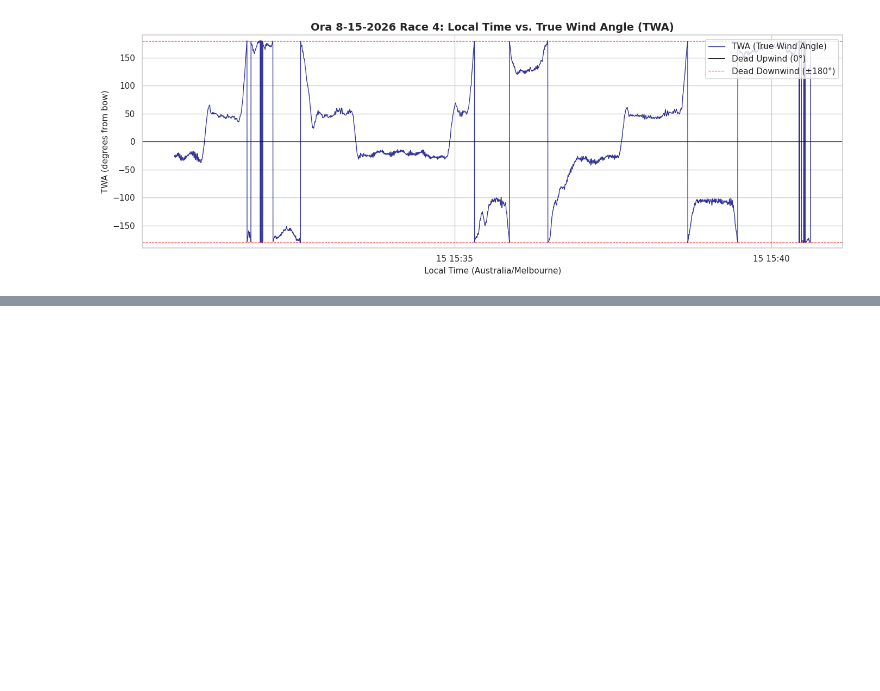
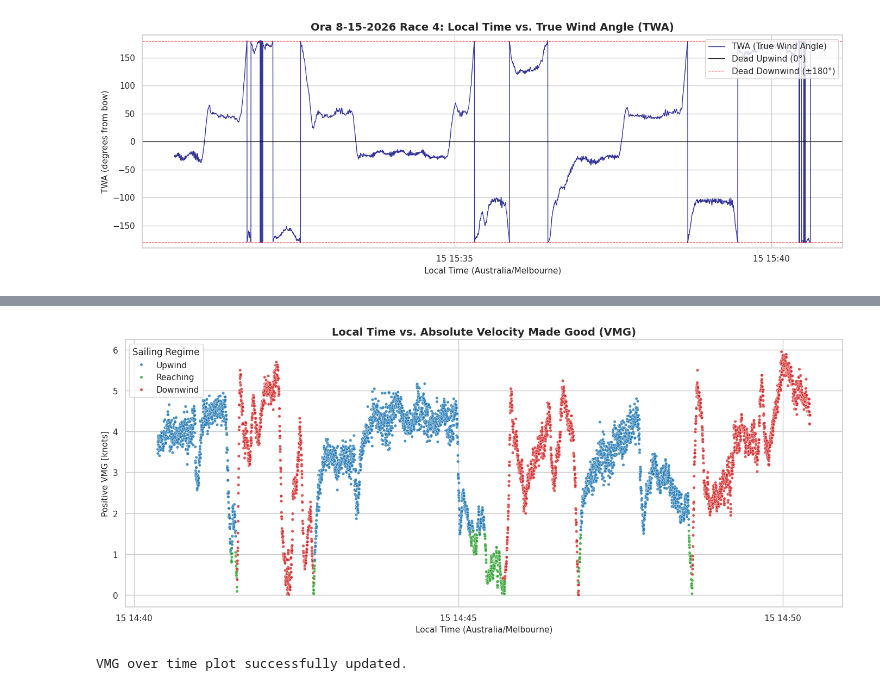
Before and after one commit to nedw0003/MMA3001_Sailing_Performance_Analysis, a Jupyter notebook: MMA3001_Sailing_Performance_Analysis.ipynb, the cells around one changed output, grey strips where cells are left out. Drawn from its saved outputs; the diff is of its cells as text; code cells hidden in the pictures; blank space fills up the shorter version.

```diff
--- a/MMA3001_Sailing_Performance_Analysis.ipynb
+++ b/MMA3001_Sailing_Performance_Analysis.ipynb
@@ -494,0 +728,59 @@ Plotting True Wind Angle (TWA) over time using a True Wind Direction of 215°.
+# %%
+import matplotlib.pyplot as plt
+import seaborn as sns
+import numpy as np
+
+# Ensure we have df_filtered and the calculated variables
+if 'df_filtered' not in globals():
+    print("Error: 'df_filtered' is not defined. Please run previous cells first.")
+else:
+    # Establish positive VMG representing progress towards target (upwind or downwind)
+    # |VMG| = SOG * |cos(TWA)|
+    df_filtered['positive_vmg_kts'] = np.abs(df_filtered['vmg_tw_kts'])
+
+    # Categorize based on heading relative to TWD:
+    # Toward TWD (|TWA| < 90) -> Upwind
+    # Away from TWD (|TWA| >= 90) -> Downwind
+    # We also keep 'Reaching' for points where we are transitionally sailing sideways (e.g. 70-110, but the prompt simplifies to toward vs away)
+    # To fulfill the exact request: "if heading towards twd it is trying to go upwind, if away it is trying to go downwind"
+    df_filtered['target_direction_category'] = np.where(
+        np.abs(df_filtered['optimized_twa_deg']) < 90,
+        'Upwind',
+        'Downwind'
+    )
+
+    # If we want to preserve 'Reaching' categories from our previous logic as well:
+    # Let's align with the existing 'wind_direction_category' which labels Upwind, Downwind, and Reaching
+    # but ensure our positive VMG is accurately represented.
+
+    # Set styling
+    sns.set_theme(style="whitegrid")
+
+    plt.figure(figsize=(14, 6))
+
+    # Scatter plot of Local Time vs Positive VMG, colored by Sailing Category
+    # Use the same color coding mapping
+    palette_colors = {'Upwind': '#1f77b4', 'Downwind': '#d62728', 'Reaching': '#2ca02c'}
+
+    sns.scatterplot(
+        data=df_filtered,
+        x='timestamp_local',
+        y='positive_vmg_kts',
+        hue='wind_direction_category',
+        palette=palette_colors,
+        alpha=0.8,
+        s=15
+    )
+
+    plt.title('Local Time vs. Absolute Velocity Made Good (VMG)', fontsize=14, fontweight='bold')
+    plt.xlabel('Local Time (Australia/Melbourne)', fontsize=11)
+    plt.ylabel('Positive VMG [knots]', fontsize=11)
+    plt.grid(True)
+    plt.legend(title='Sailing Regime')
+    plt.tight_layout()
+    plt.show()
+
+    print("VMG over time plot successfully updated.")
+# %% [output]
+[figure, added]
+VMG over time plot successfully updated.
```
Also changed, not shown: parts of 4 cells of this notebook.
